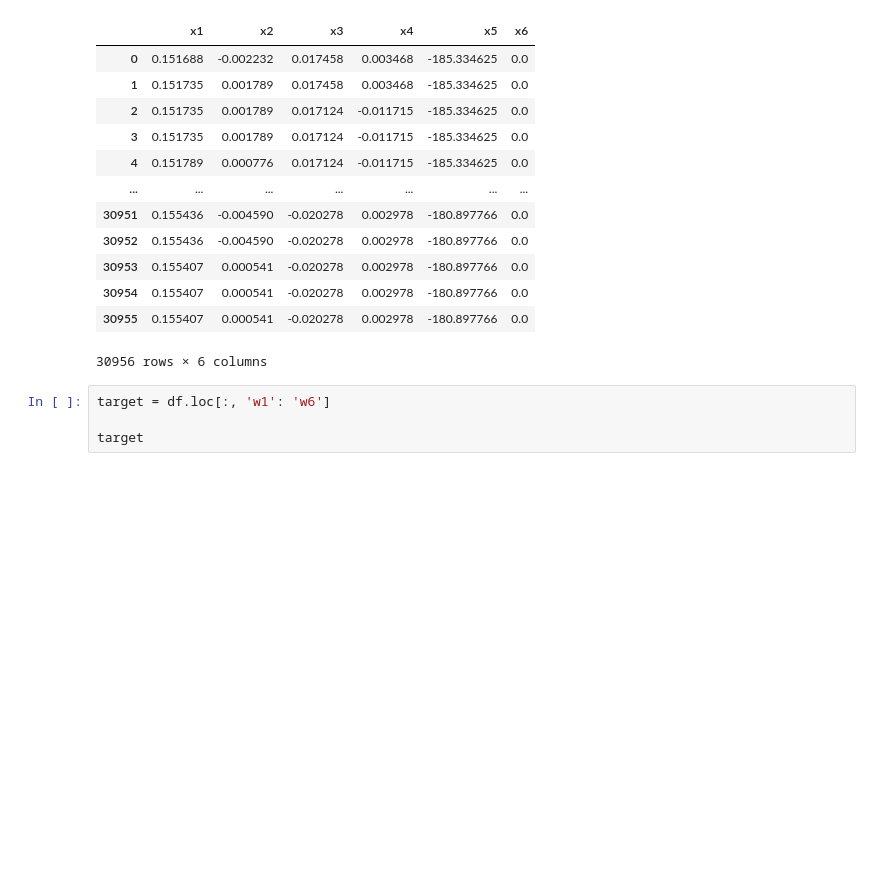
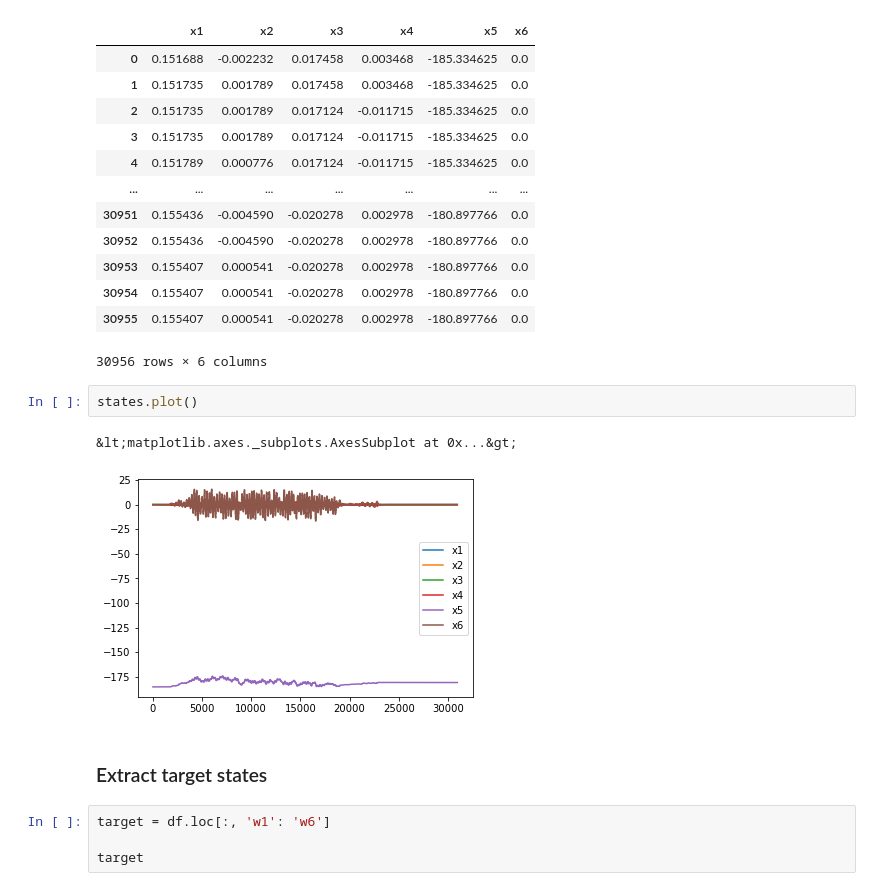
Before and after one commit to Printed-Robots/videte_robot, a Jupyter notebook: simple_videte_wheel/analyse_states.ipynb, the cells around one changed output. Drawn from its saved outputs; the diff is of its cells as text; blank space fills up the shorter version.

```diff
--- a/simple_videte_wheel/analyse_states.ipynb
+++ b/simple_videte_wheel/analyse_states.ipynb
@@ -54,6 +79,13 @@ states
 | 30954 | 0.155407 | 0.000541 | -0.020278 | 0.002978 | -180.897766 | 0.0 |
 | 30955 | 0.155407 | 0.000541 | -0.020278 | 0.002978 | -180.897766 | 0.0 |
 30956 rows × 6 columns
+# %%
+states.plot()
+# %% [output]
+&lt;matplotlib.axes._subplots.AxesSubplot at 0x...&gt;
+[figure, added]
+# %% [markdown]
+### Extract target states
 # %%
 target = df.loc[:, 'w1': 'w6']
 
```
Also changed, not shown: parts of 34 cells of this notebook, 1 other file.
